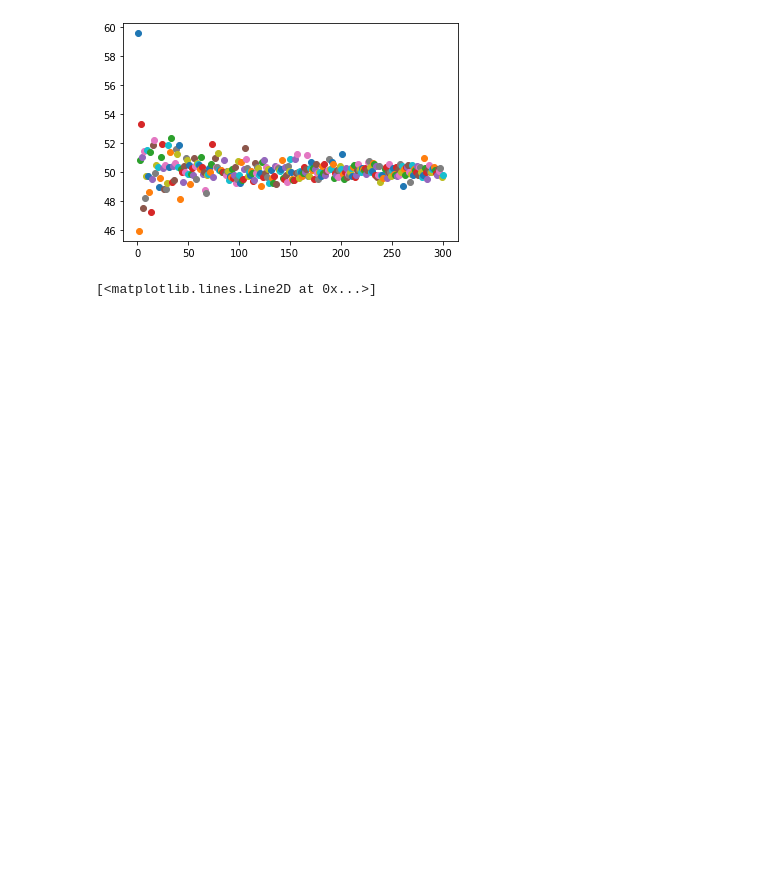
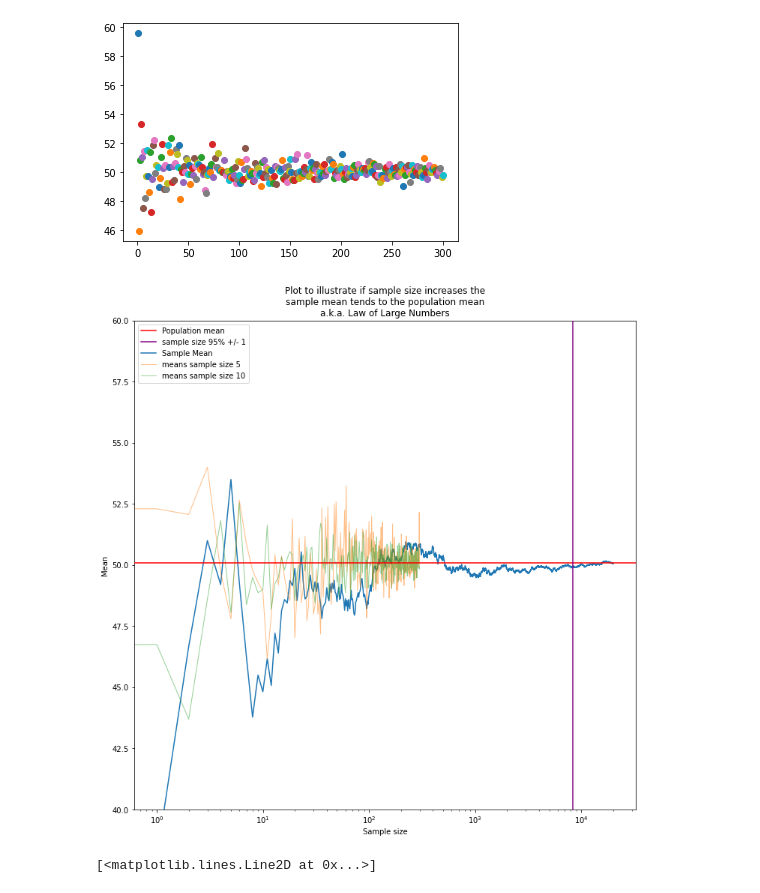
Before and after one commit to MaartenKool/CookBooks, a Jupyter notebook: GremioStadium.ipynb, the cells around one changed output. Cells and saved outputs as stored; diff of their text form; code cells hidden in the pictures; blank space fills up the shorter version.

```diff
--- a/GremioStadium.ipynb
+++ b/GremioStadium.ipynb
@@ -87,0 +108,22 @@ plt.show()
+# %%
+# demonstration of the central limit theorem
+import numpy as np
+from numpy.random import seed
+
+# seed the random number generator
+seed(2019)
+
+n_samples = [5,10,20,30, 50,100,1000, 10000]
+n_observations = [5,10,100]
+
+x=[]
+for i in n_observations:
+    for n in n_samples:
+        x.append([n*i])
+print('Number of observations for each combination :')
+print(np.reshape(x, (len(n_observations), len(n_samples))))
+
+for i in n_observations:
+    for n in n_samples:
+        means = mean([pop.sample(i).mean() for _ in range(n)])
+        print(f'{n} Samples of {i} has a {means} mean of means')
@@ -265,6 +208,24 @@ for i,m in enumerate(means):
 # plt.plot(means)
 # %% [output]
 [figure]
+# %%
+import matplotlib.pyplot as plt
+# illustrate in a plot
+plt.figure(figsize=(12,12))
+plt.axhline(rolls.mean(), c='r', zorder=10, label = 'Population mean')
+plt.axvline(8289, c='purple', zorder=10, label = 'sample size 95% +/- 1')
+plt.plot(y, label='Sample Mean')
+plt.plot(meanofmeans5, label='means sample size 5', lw=1, alpha=.5)
+plt.plot(meanofmeans10, label='means sample size 10', lw=1, alpha=.5)
+plt.title("Plot to illustrate if sample size increases the\nsample mean tends to the population mean\na.k.a. Law of Large Numbers")
+plt.ylabel('Mean')
+plt.xlabel('Sample size')
+plt.ylim(40,60)
+plt.xscale('log')
+plt.legend(loc='best')
+plt.show()
+# %% [output]
+[figure, added]
 # %%
 # plt.plot(means, label='mom')
 meanofmeans=[]
```
Also changed, not shown: parts of 32 cells of this notebook.
